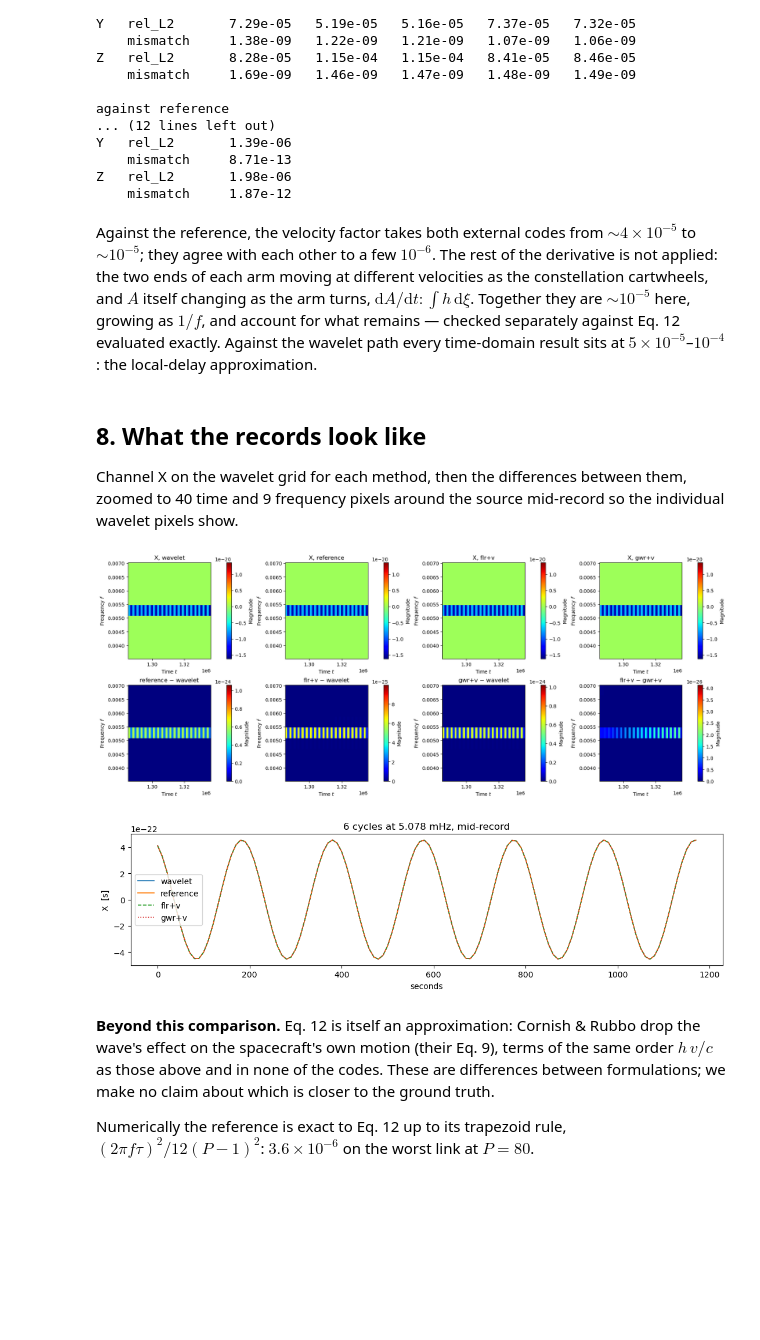
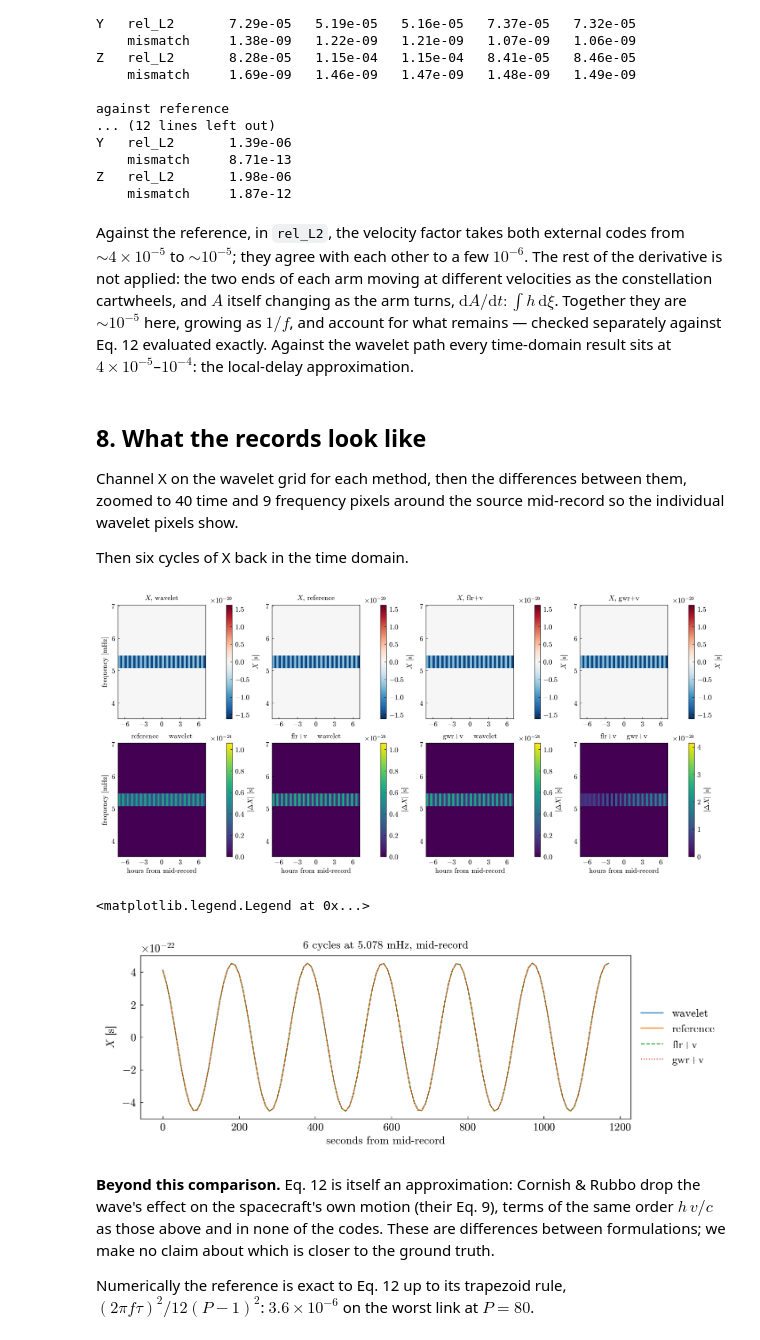
Before and after one commit to tomaszkinowski/WDM_LISAresponse, a Jupyter notebook: examples/response_comparison.ipynb, the cells around one changed output. Drawn from its saved outputs; the diff is of its cells as text; code cells hidden in the pictures; blank space fills up the shorter version.

```diff
--- a/examples/response_comparison.ipynb
+++ b/examples/response_comparison.ipynb
@@ -115,25 +121,23 @@ print(f"everything else:       {1 - per_row[cfg.m_bin]:.3e}")
 power in row 13: 0.999999982
 everything else:       1.804e-08
 # %%
-fig, ax = plt.subplots(1, 2, figsize=(11, 3.4))
+fig, ax = plt.subplots(1, 2, figsize=(7, 2.4), layout="constrained")
 
-ax[0].semilogy(per_row, lw=1)
-ax[0].axvline(cfg.m_bin, color="C3", ls="--", lw=1, label=f"m = {cfg.m_bin}")
+ax[0].semilogy(per_row)
+ax[0].axvline(cfg.m_bin, color="C3", ls="--", label=f"$m = {cfg.m_bin}$")
 ax[0].set(xlabel="frequency row $m$", ylabel="fraction of power",
           title="the binary occupies one row")
 ax[0].legend()
 
-# A sub-range: the full record holds ~200,000 cycles and plots as a solid block.
+# A sub-range: the full record holds thousands of cycles and plots as a solid block.
 n_cycles = 4
 span = int(n_cycles / cfg.f_gb / cfg.dt)
 sl = slice(cfg.N // 2, cfg.N // 2 + span)
 seconds = cfg.padded_times[sl] - cfg.padded_times[cfg.N // 2]
 
-ax[1].plot(seconds, h_plus[sl], lw=1.2, label="$h_+$")
-ax[1].plot(seconds, h_cross[sl], lw=1.2, alpha=0.8, label="$h_\\times$")
+ax[1].plot(seconds, h_plus[sl], label="$h_+$")
+ax[1].plot(seconds, h_cross[sl], alpha=0.8, label=r"$h_\times$")
 ax[1].set(xlabel="seconds from mid-record", ylabel="strain",
           title=f"{n_cycles} cycles at {cfg.f_gb * 1e3:.3f} mHz")
-ax[1].legend(loc="upper right")
-
-fig.tight_layout()
+ax[1].legend(loc="center left", bbox_to_anchor=(1, 0.5))
 # %% [output]
@@ -241,5 +244,6 @@ orthogonal.
 # %%
-cut = common.interior(cfg, max(conventions_flr.dead_samples(cfg), conventions_gwr.dead_samples(cfg)))
+dead = max(conventions_flr.dead_samples(cfg), conventions_gwr.dead_samples(cfg))
+cut = common.interior(cfg, dead)
 
 print(f"2*pi*f = {2 * np.pi * cfg.f_gb:.6f}")
 print(f"{'code':<5} {'ch':<3} {'raw ratio':>11} {'mismatch':>11}")
@@ -307,14 +311,14 @@ Y   rel_L2       1.39e-06
 Z   rel_L2       1.98e-06
     mismatch     1.87e-12
 # %% [markdown]
-Against the reference, the velocity factor takes both external codes from
+Against the reference, in `rel_L2`, the velocity factor takes both external codes from
 $\sim 4\times10^{-5}$ to $\sim 10^{-5}$; they agree with each other to a few
 $10^{-6}$. The rest of the derivative is not applied: the two ends of each arm
 moving at different velocities as the constellation cartwheels, and $A$ itself
 changing as the arm turns, $\mathrm{d}A/\mathrm{d}t : \int h\,\mathrm{d}\xi$.
 Together they are $\sim 10^{-5}$ here, growing as $1/f$, and account for what remains — checked
 separately against Eq. 12 evaluated exactly. Against the wavelet path every
-time-domain result sits at $5\times10^{-5}$–$10^{-4}$: the local-delay
+time-domain result sits at $4\times10^{-5}$–$10^{-4}$: the local-delay
 approximation.
 # %% [markdown]
 ## 8. What the records look like
@@ -322,42 +326,59 @@ approximation.
 Channel X on the wavelet grid for each method, then the differences between
 them, zoomed to 40 time and 9 frequency pixels around the source mid-record so
 the individual wavelet pixels show.
+
+Then six cycles of X back in the time domain.
 # %%
-#zoom to 40 time and 9 frequency pixels around the source, mid-record
 t_mid = cfg.Nt // 2 * cfg.dT
 window = dict(xlim=(t_mid - 20 * cfg.dT, t_mid + 20 * cfg.dT),
               ylim=((cfg.m_bin - 4) * cfg.dF, (cfg.m_bin + 5) * cfg.dF))
 
 methods = ["wavelet", "reference", "flr+v", "gwr+v"]
 pairs = [("reference", "wavelet"), ("flr+v", "wavelet"), ("gwr+v", "wavelet"), ("flr+v", "gwr+v")]
+diffs = {pair: grids[pair[0]][0] - grids[pair[1]][0] for pair in pairs}
 
-fig, axes = plt.subplots(2, 4, figsize=(18, 7), layout="constrained")
+# One colour scale per row, so equal colours mean equal values. flr+v - gwr+v
+# is far smaller than the rest and keeps its own.
+signal = np.abs(apply_wdm_cut(grids["wavelet"][0], cut)).max()
+residual = max(np.abs(apply_wdm_cut(diffs[pair], cut)).max() for pair in pairs[:3])
+
+fig, axes = plt.subplots(2, 4, figsize=(11, 5), layout="constrained")
 for ax, name in zip(axes[0], methods):
-    time_frequency_plot(wdm, grids[name][0], figax=(fig, ax), part="real")
-    ax.set(title=f"X, {name}", **window)
-for ax, (a, b) in zip(axes[1], pairs):
-    time_frequency_plot(wdm, grids[a][0] - grids[b][0], figax=(fig, ax), part="abs")
-    ax.set(title=f"{a} $-$ {b}", **window)
+    time_frequency_plot(wdm, grids[name][0], figax=(fig, ax), part="real",
+                        cmap="RdBu_r", vmin=-signal, vmax=signal, label="$X$ [s]")
+    ax.set(title=f"$X$, {name}", **window)
+for k, (ax, pair) in enumerate(zip(axes[1], pairs)):
+    time_frequency_plot(wdm, diffs[pair], figax=(fig, ax), part="abs", cmap="viridis",
+                        vmin=0, vmax=residual if k < 3 else None, label=r"$|\Delta X|$ [s]")
+    ax.set(title=f"{pair[0]} $-$ {pair[1]}", **window)
+hours, mhz = [-6, -3, 0, 3, 6], [4, 5, 6, 7]
+for ax in axes.flat:
+    ax.set_xticks([t_mid + 3600 * h for h in hours], labels=[f"${h}$" for h in hours])
+    ax.set_yticks([m * 1e-3 for m in mhz], labels=[f"${m}$" for m in mhz])
+    ax.set(xlabel="", ylabel="")
+for ax in axes[1]:
+    ax.set_xlabel("hours from mid-record")
+for ax in axes[:, 0]:
+    ax.set_ylabel("frequency [mHz]")
 plt.show()
 # %% [output]
-[figure, old version]
+[figure, new version]
 # %%
-#six cycles mid-record, back in the time domain
 n_cycles = 6
 span = int(n_cycles / cfg.f_gb / cfg.dt)
 mid = cfg.N // 2
 sl = slice(mid, mid + span)
 seconds = cfg.padded_times[sl] - cfg.padded_times[mid]
 
-fig, ax = plt.subplots(figsize=(11, 3.2))
+fig, ax = plt.subplots(figsize=(7, 2.4), layout="constrained")
 for name, style in (("wavelet", "-"), ("reference", "-"), ("flr+v", "--"), ("gwr+v", ":")):
-    ax.plot(seconds, np.asarray(wdm.idwt(grids[name][0]))[sl], ls=style, lw=1.2, label=name)
-ax.set(xlabel="seconds", ylabel="X  [s]",
+    ax.plot(seconds, np.asarray(wdm.idwt(grids[name][0]))[sl], ls=style, label=name)
+ax.set(xlabel="seconds from mid-record", ylabel="$X$ [s]",
        title=f"{n_cycles} cycles at {cfg.f_gb * 1e3:.3f} mHz, mid-record")
-ax.legend()
-fig.tight_layout()
+ax.legend(loc="center left", bbox_to_anchor=(1, 0.5))
 # %% [output]
+<matplotlib.legend.Legend at 0x...>
-[figure, old version]
+[figure, new version]
 # %% [markdown]
 **Beyond this comparison.** Eq. 12 is itself an approximation: Cornish & Rubbo
 drop the wave's effect on the spacecraft's own motion (their Eq. 9), terms of
```
Also changed, not shown: parts of 8 cells of this notebook, 1 other file.
